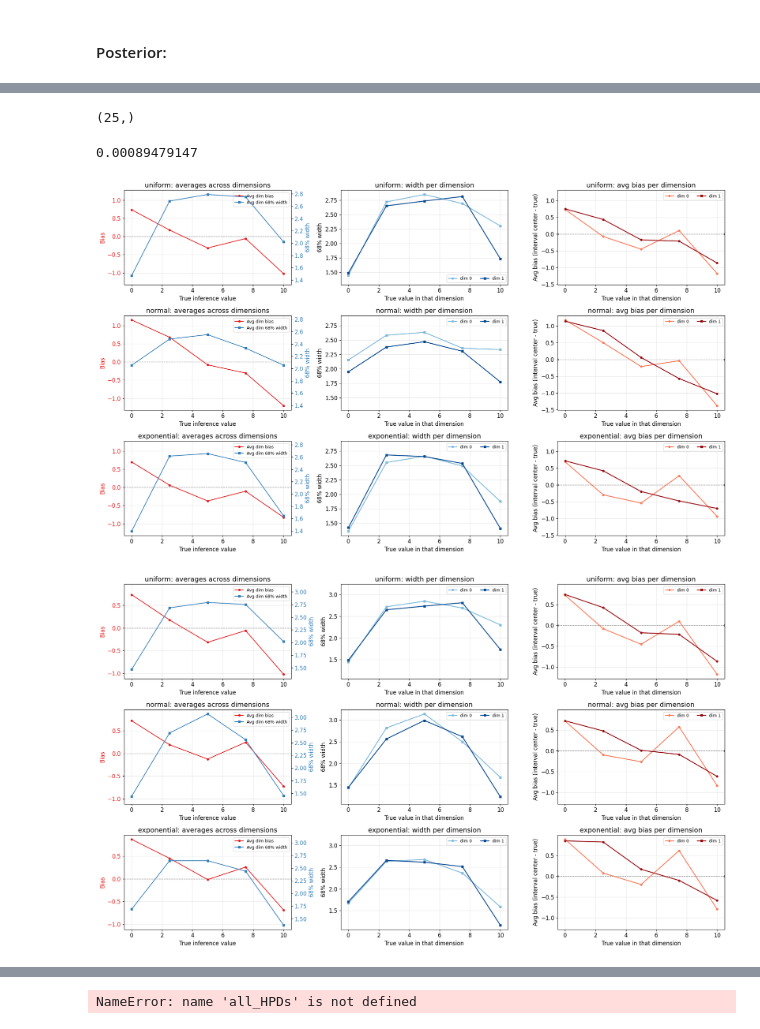
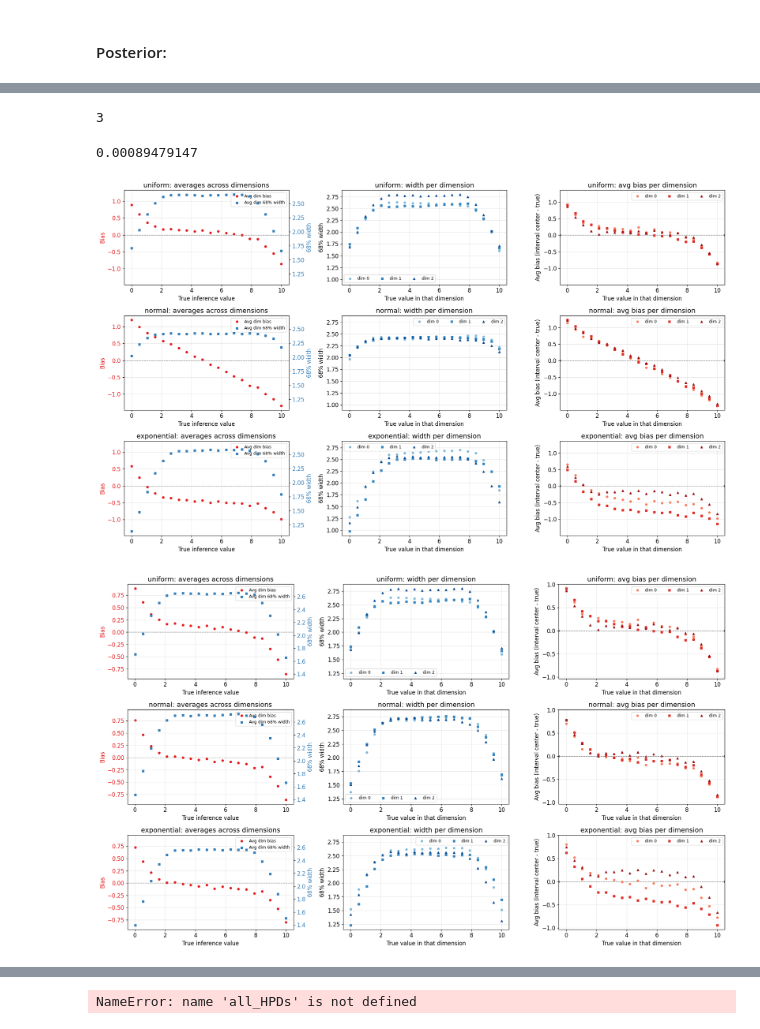
Before and after one commit to nabil-2/NNPD, a Jupyter notebook: toy_example_nD.ipynb, the cells around one changed output, grey strips where cells are left out. Drawn from its saved outputs; the diff is of its cells as text; code cells hidden in the pictures.

```diff
--- a/toy_example_nD.ipynb
+++ b/toy_example_nD.ipynb
@@ -1855,7 +1848,7 @@ def get_posteriors_and_errors_qmc(
     all_parameters_in_range,
     n_qmc_samples=2**16,
     eval_batch_size=32768,
-    max_model_evals_per_prior=int(2e8),
+    max_model_evals_per_prior=int(2e15),
     qmc_seed=2026,
 ):
     parameters_to_infer, parameter_combinations, sampled_data = inference_data
@@ -1952,18 +1945,18 @@ def get_posteriors_and_errors(inference_data, all_parameters_in_range):
         all_parameters_in_range,
         n_qmc_samples=globals().get("posterior_qmc_samples", 2**16),
         eval_batch_size=globals().get("posterior_eval_batch_size", 32768),
-        max_model_evals_per_prior=globals().get("posterior_max_model_evals_per_prior", int(2e8)),
+        max_model_evals_per_prior=globals().get("posterior_max_model_evals_per_prior", int(2e15)),
         qmc_seed=globals().get("posterior_qmc_seed", 2026),
     )
 # %%
 save = True
-n_repititions_per_parameter=5
+n_repititions_per_parameter=7
 n_parameters=int(2e2)
 
 # QMC posterior backend controls (high granularity without Cartesian-grid blow-up)
 posterior_qmc_samples = 2**16
 posterior_eval_batch_size = 2**15
-posterior_max_model_evals_per_prior = int(2e8)
+posterior_max_model_evals_per_prior = int(2e15)
 posterior_qmc_seed = 2026
 
 parameters_min_max = config["data"]["parameter_range"]
@@ -1996,3 +1989,3 @@ Posteriors data file not found: figs/config_008/posterior_errors/full_error_and_
 # %%
-inference_data = create_inference_data(parameters_min_max, n_parameters_to_infer_per_dim=5, margin=0, n_repititions_per_parameter=n_repititions_per_parameter)
+inference_data = create_inference_data(parameters_min_max, n_parameters_to_infer_per_dim=20, margin=0, n_repititions_per_parameter=n_repititions_per_parameter)
 all_posteriors, all_ratios, all_HPDs_posterior, all_HPDs_ratio = get_posteriors_and_errors(inference_data, all_parameters_in_range)
@@ -2005,7 +2000,7 @@ all_HPDs_ratio['uniform'][0]['68']
 # %%
-np.mean(inference_data[1], axis=1).shape
+config["data"]["n_parameters"]
 # %% [output]
-(25,)
+3
 # %%
 (7.2441064e-04 + 1.0651723e-03)/2
 # %% [output]
@@ -2174,8 +2169,8 @@ def plot_error_and_hpd_width(HPDs: dict, inference_data, all_posteriors, paramet
 
         a1 = ax[r, 0]
         a1b = a1.twinx()
-        l1 = a1.plot(x_comb, bias_comb, "o-", color="C0", markersize=4, label="Avg dim bias")
-        l2 = a1b.plot(x_comb, width_comb, "s-", color="C1", markersize=4, label="Avg dim 68% width")
+        l1 = a1.scatter(x_comb, bias_comb, color="C0", s=20, marker="o", label="Avg dim bias")
+        l2 = a1b.scatter(x_comb, width_comb, color="C1", s=20, marker="s", label="Avg dim 68% width")
 
         a1.set_ylim(*bias_comb_ylim)
         a1b.set_ylim(*width_comb_ylim)
@@ -2187,20 +2182,17 @@ def plot_error_and_hpd_width(HPDs: dict, inference_data, all_posteriors, paramet
         a1.grid(True, alpha=0.3)
         a1.set_title(f"{prior_name}: averages across dimensions")
 
-        lines = l1 + l2
-        a1.legend(lines, [ln.get_label() for ln in lines], loc="best", fontsize=9)
+        a1.legend([l1, l2], [l1.get_label(), l2.get_label()], loc="best", fontsize=9)
 
         a2 = ax[r, 1]
         for d in range(n_dims):
             x_d, y_d = width_curves[d]
-            a2.plot(
+            a2.scatter(
                 x_d,
                 y_d,
-                "-",
-                linewidth=1.8,
+                s=18,
                 color=blues[d],
                 marker=markers[d % len(markers)],
-                markersize=4,
                 label=f"dim {d}",
             )
         a2.set_ylim(*width_dims_ylim)
@@ -2213,14 +2205,12 @@ def plot_error_and_hpd_width(HPDs: dict, inference_data, all_posteriors, paramet
         a3 = ax[r, 2]
         for d in range(n_dims):
             x_d, y_d = bias_curves[d]
-            a3.plot(
+            a3.scatter(
                 x_d,
                 y_d,
-                "-",
-                linewidth=1.8,
+                s=18,
                 color=reds[d],
                 marker=markers[d % len(markers)],
-                markersize=4,
                 label=f"dim {d}",
             )
         a3.set_ylim(*bias_dims_ylim)
@@ -2236,32 +2226,32 @@ def plot_error_and_hpd_width(HPDs: dict, inference_data, all_posteriors, paramet
     fig.tight_layout()
     if filename is not None:
         fig.savefig(filename)
 
 def _enforce_markers(fig, filename=None):
     for a in fig.axes:
         title = a.get_title().lower()
         if "width per dimension" in title:
             for ln in a.lines:
                 ln.set_marker("s")
                 ln.set_markersize(4)
         elif "avg bias per dimension" in title:
             for ln in a.lines:
                 ln.set_marker("o")
                 ln.set_markersize(4)
 
     fig.tight_layout()
     if filename is not None:
         fig.savefig(filename)
 
 
 plot_error_and_hpd_width(
     all_HPDs_posterior, inference_data, all_posteriors, all_parameters_in_range, filename=filename_error_and_hpd_width
 )
 _enforce_markers(plt.gcf(), filename=filename_error_and_hpd_width)
 plot_error_and_hpd_width(
     all_HPDs_ratio, inference_data, all_ratios, all_parameters_in_range, filename=filename_error_and_hpd_width_ratios
 )
 _enforce_markers(plt.gcf(), filename=filename_error_and_hpd_width_ratios)
 # %% [output]
-[figure, old version]
+[figure, new version]
-[figure, old version]
+[figure, new version]
```
Also changed, not shown: parts of 15 cells of this notebook, 36 other files.
